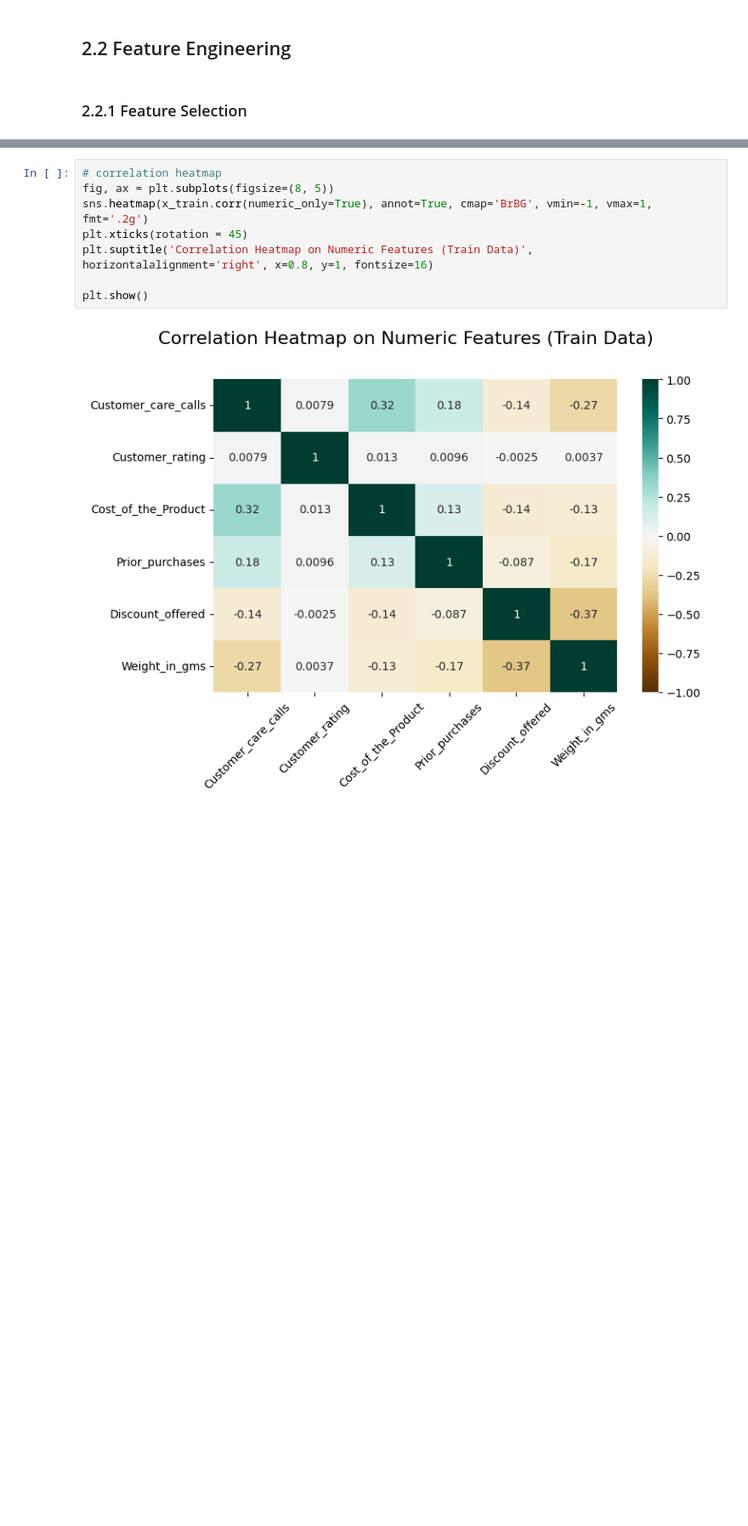
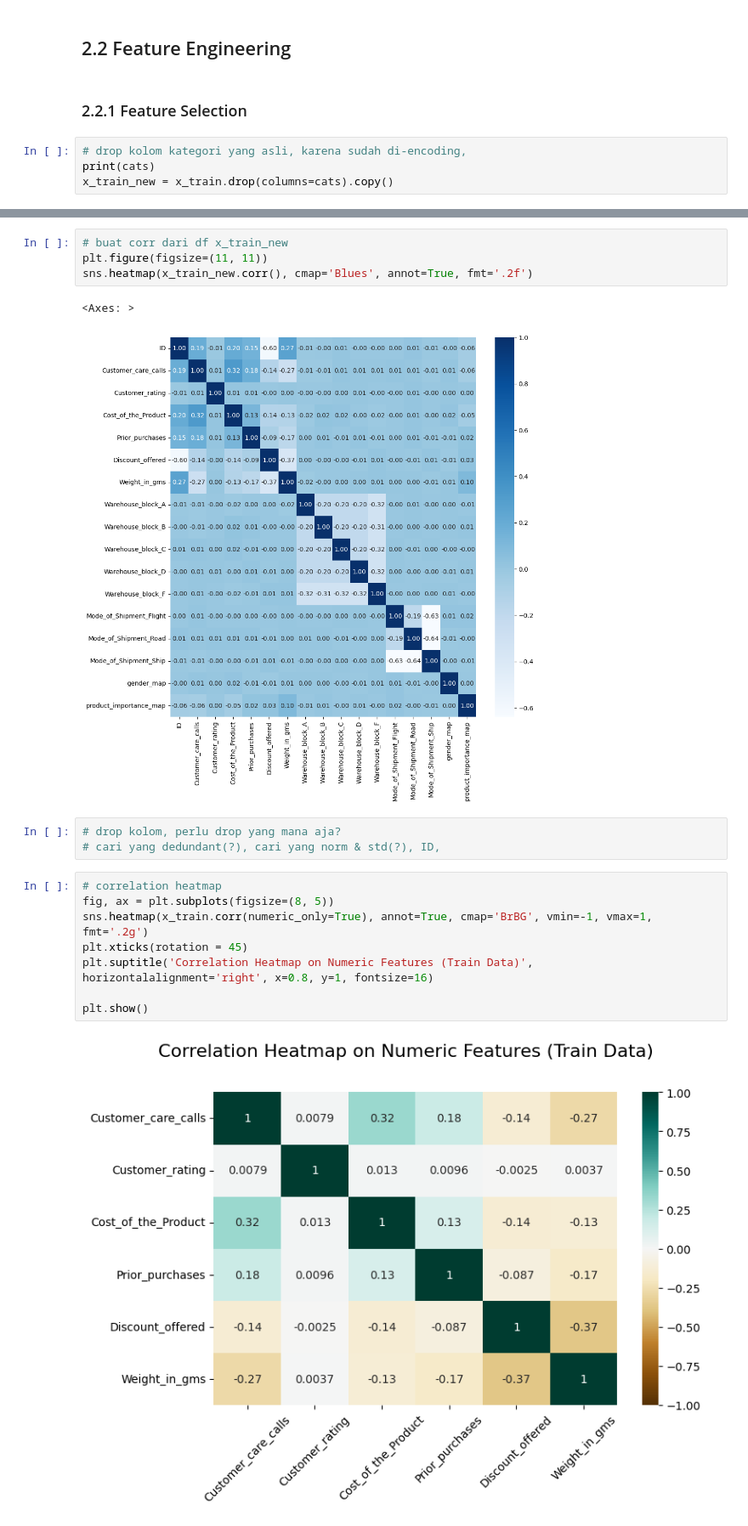
Before and after one commit to uniainiyah/ecommerce-ds, a Jupyter notebook: Final_Project_DS_Rakamin_Batch_31_Kelompok_4_(Cobra).ipynb, the cells around one changed output, grey strips where cells are left out. Shown at 85% size. Drawn from its saved outputs; the diff is of its cells as text; blank space fills up the shorter version.

```diff
--- a/Final_Project_DS_Rakamin_Batch_31_Kelompok_4_(Cobra).ipynb
+++ b/Final_Project_DS_Rakamin_Batch_31_Kelompok_4_(Cobra).ipynb
@@ -675,3 +677,7 @@ Based on the ratio of late vs on-time deliveries on both train and test data, th
 ## 2.2 Feature Engineering
 # %% [markdown]
 ### 2.2.1 Feature Selection
+# %%
+# drop kolom kategori yang asli, karena sudah di-encoding,
+print(cats)
+x_train_new = x_train.drop(columns=cats).copy()
@@ -678,3 +726,13 @@ Based on the ratio of late vs on-time deliveries on both train and test data, th
+# %%
+# buat corr dari df x_train_new
+plt.figure(figsize=(11, 11))
+sns.heatmap(x_train_new.corr(), cmap='Blues', annot=True, fmt='.2f')
+# %% [output]
+<Axes: >
+[figure, added]
+# %%
+# drop kolom, perlu drop yang mana aja?
+# cari yang dedundant(?), cari yang norm & std(?), ID,
 # %%
 # correlation heatmap
 fig, ax = plt.subplots(figsize=(8, 5))
```
Also changed, not shown: parts of 5 cells of this notebook.
